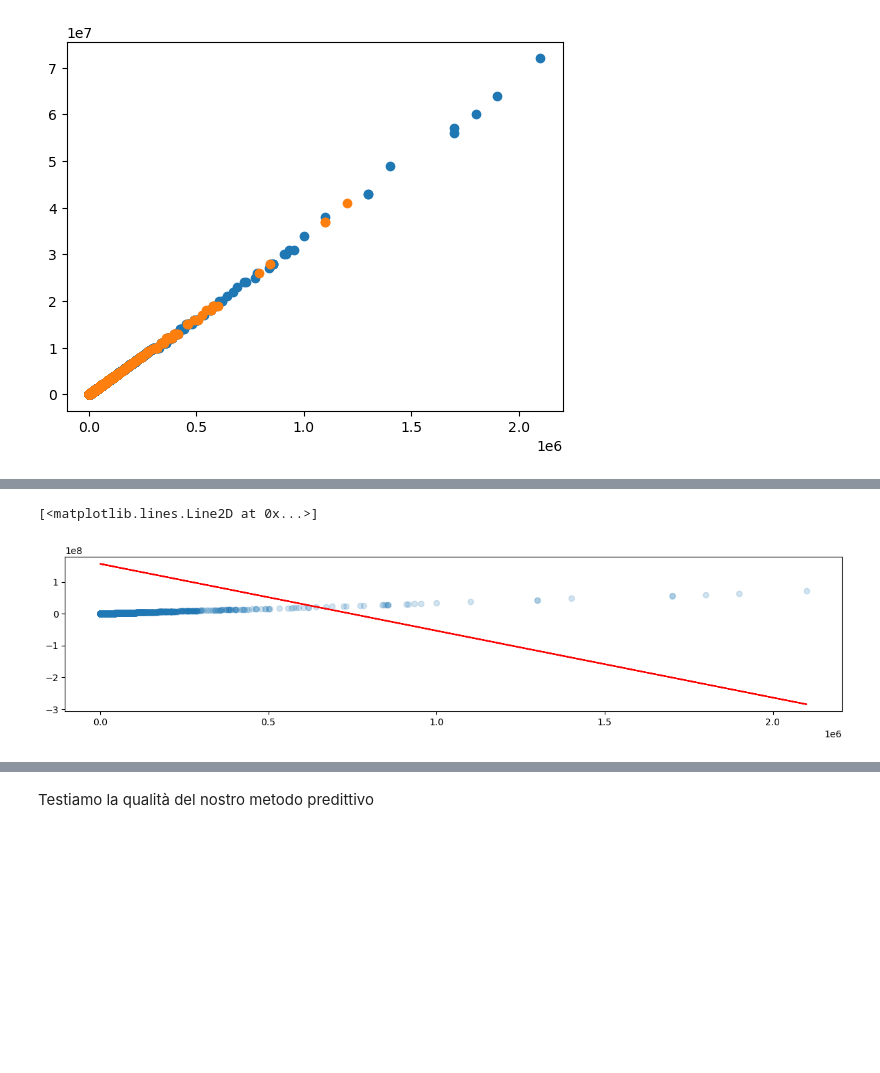
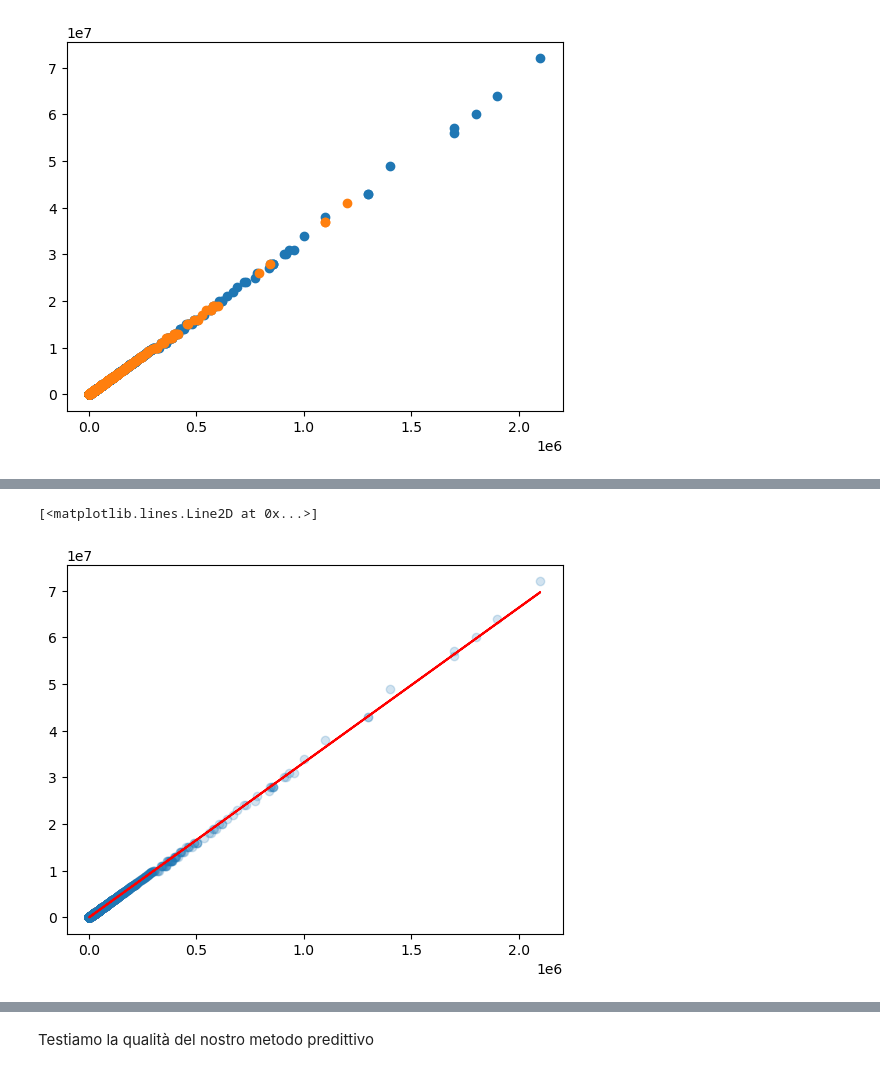
Before and after one commit to InKeaton/DataTed, a Jupyter notebook: data_ted_try.ipynb, the cells around one changed output, grey strips where cells are left out. Saved outputs shown, nothing was run; the diff lists cells and outputs as text; code cells hidden in the pictures; blank space fills up the shorter version.

```diff
--- a/data_ted_try.ipynb
+++ b/data_ted_try.ipynb
@@ -369,8 +373,8 @@ print('Intercept: ', lin_reg.intercept_)
 print('Coefficient: ', lin_reg.coef_)
 
 # segue y = ax + b
-y_pred_train = reg.coef_ * x_train + reg.intercept_
-plt.figure(figsize=(15, 3))
+y_pred_train = lin_reg.coef_ * x_train + lin_reg.intercept_
+
 plt.scatter(x_train, y_train, alpha=0.2)
 plt.plot(x_train, y_pred_train, color='r')
 # %% [output]
@@ -378,6 +382,6 @@ Intercept:  -14042.223504369846
 Coefficient:  [33.16574585]
 [<matplotlib.lines.Line2D at 0x...>]
-[figure, old version]
+[figure, new version]
 # %%
 #codice qui
 y_pred = lin_reg.predict(x_valid)
```
Also changed, not shown: parts of 11 cells of this notebook.
